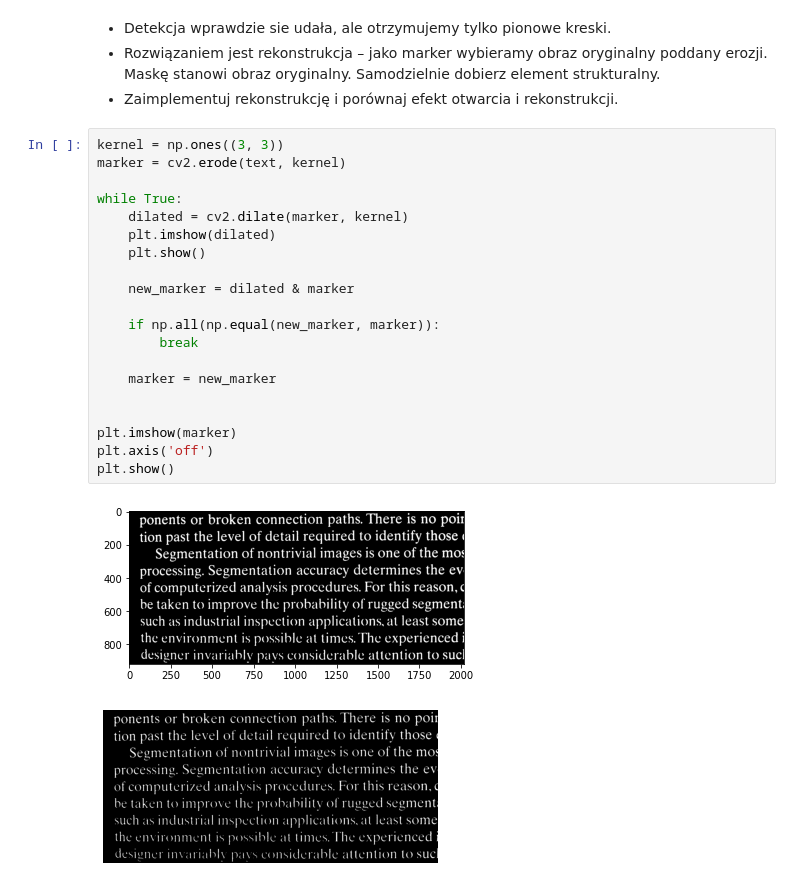
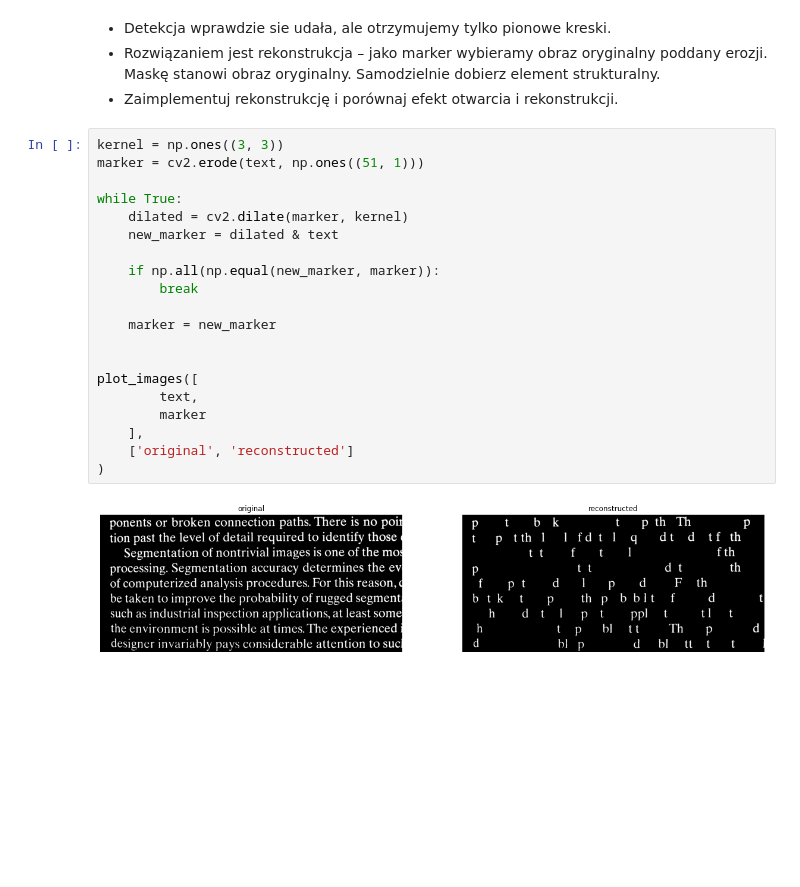
Before and after one commit to mhawryluk/wdcpo, a Jupyter notebook: lab8/08_morphology.ipynb, the cells around one changed output. Cells and saved outputs as stored; diff of their text form; blank space fills up the shorter version.

```diff
--- a/lab8/08_morphology.ipynb
+++ b/lab8/08_morphology.ipynb
@@ -290,27 +300,26 @@ plot_images([
 - Zaimplementuj rekonstrukcję i porównaj efekt otwarcia i rekonstrukcji.
 # %%
 kernel = np.ones((3, 3))
-marker = cv2.erode(text, kernel)
+marker = cv2.erode(text, np.ones((51, 1)))
 
 while True:
     dilated = cv2.dilate(marker, kernel)
-    plt.imshow(dilated)
-    plt.show()
-
-    new_marker = dilated & marker
+    new_marker = dilated & text
 
     if np.all(np.equal(new_marker, marker)):
         break
 
     marker = new_marker
 
 
-plt.imshow(marker)
-plt.axis('off')
-plt.show()
+plot_images([
+        text,
+        marker
+    ],
+    ['original', 'reconstructed']
+)
 # %% [output]
-[figure, old version]
+[figure, new version]
-[figure, removed]
 # %% [markdown]
 ## Operacje morfologiczne dla obrazów w skali szarości
 
```
Also changed, not shown: parts of 22 cells of this notebook.
